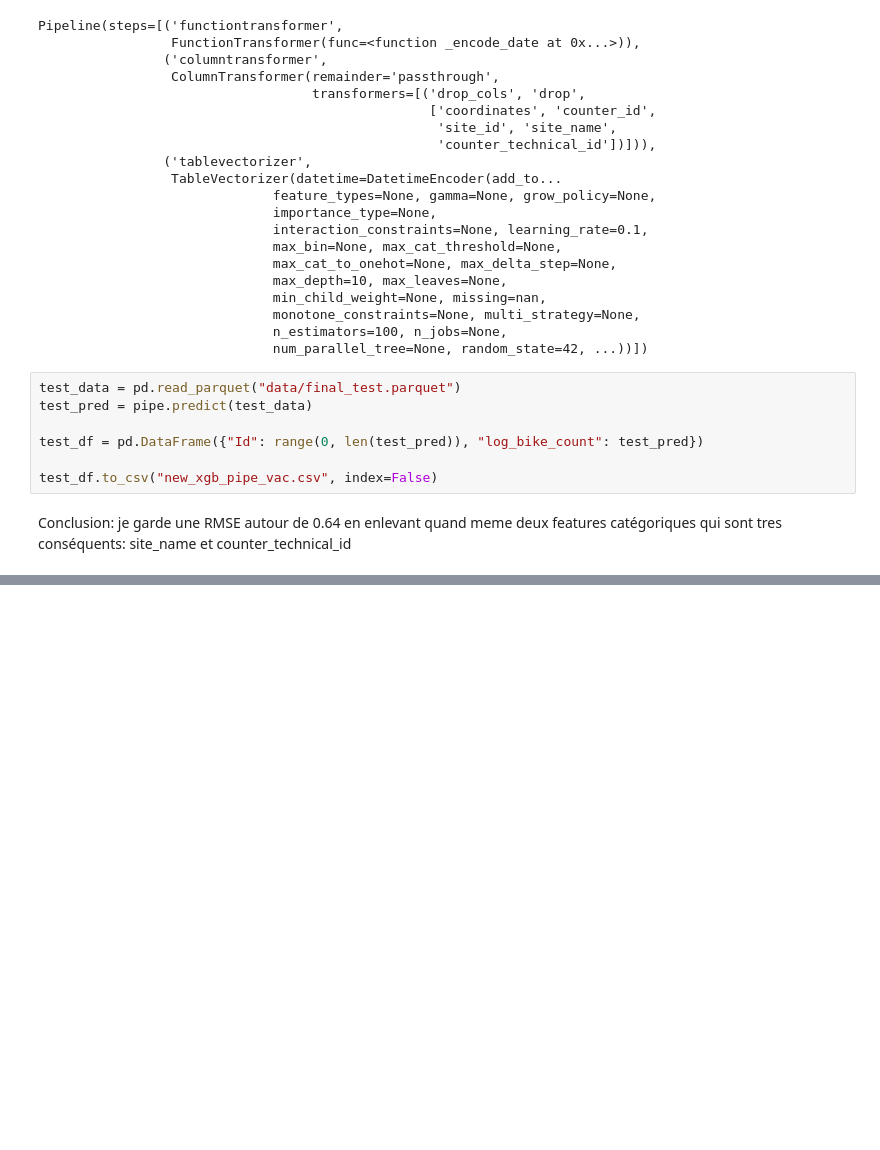
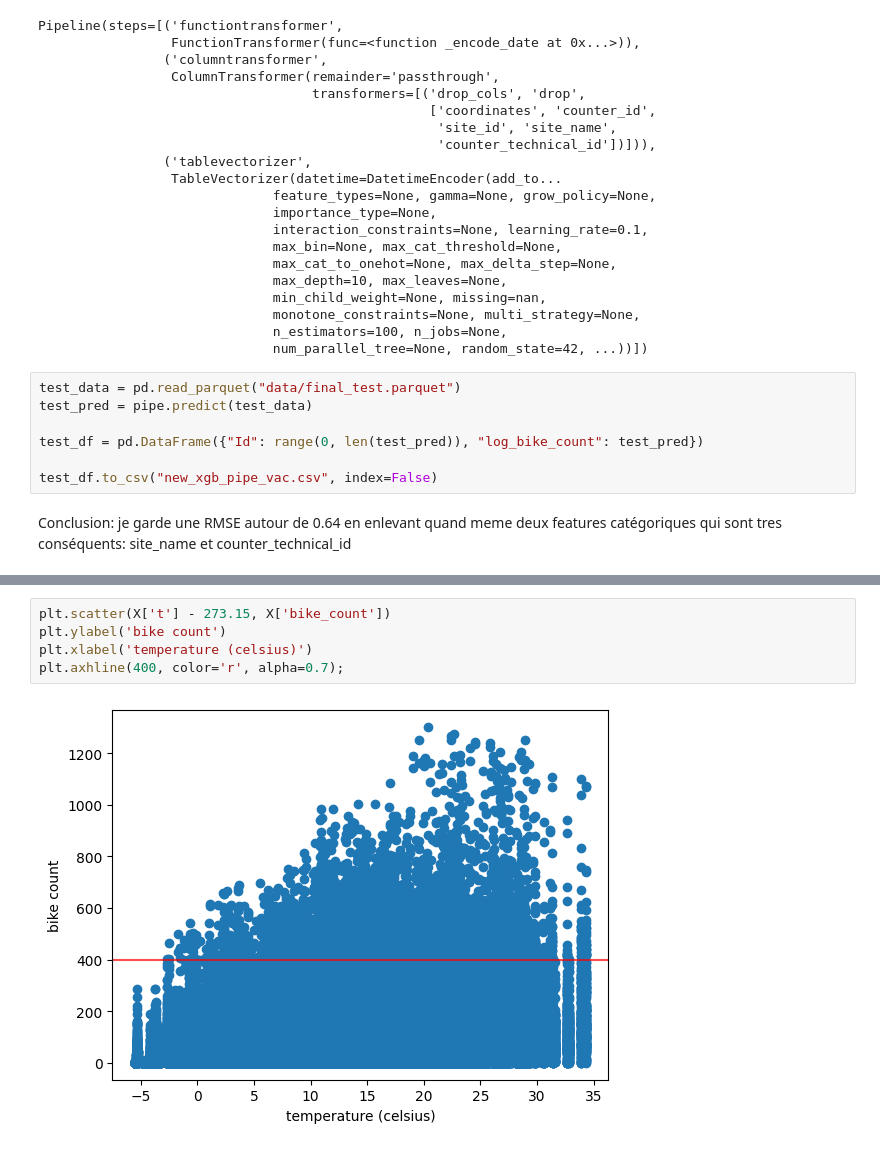
Before and after one commit to dianemans/bike_count_ldmh, a Jupyter notebook: project_main.ipynb, the cells around one changed output, grey strips where cells are left out. Cells and saved outputs as stored; diff of their text form; blank space fills up the shorter version.

```diff
--- a/project_main.ipynb
+++ b/project_main.ipynb
@@ -243,0 +195,7 @@ Conclusion: je garde une RMSE autour de 0.64 en enlevant quand meme deux feature
+# %%
+plt.scatter(X['t'] - 273.15, X['bike_count'])
+plt.ylabel('bike count')
+plt.xlabel('temperature (celsius)')
+plt.axhline(400, color='r', alpha=0.7);
+# %% [output]
+[figure, added]
```
Also changed, not shown: parts of 44 cells of this notebook, 4 other files.
